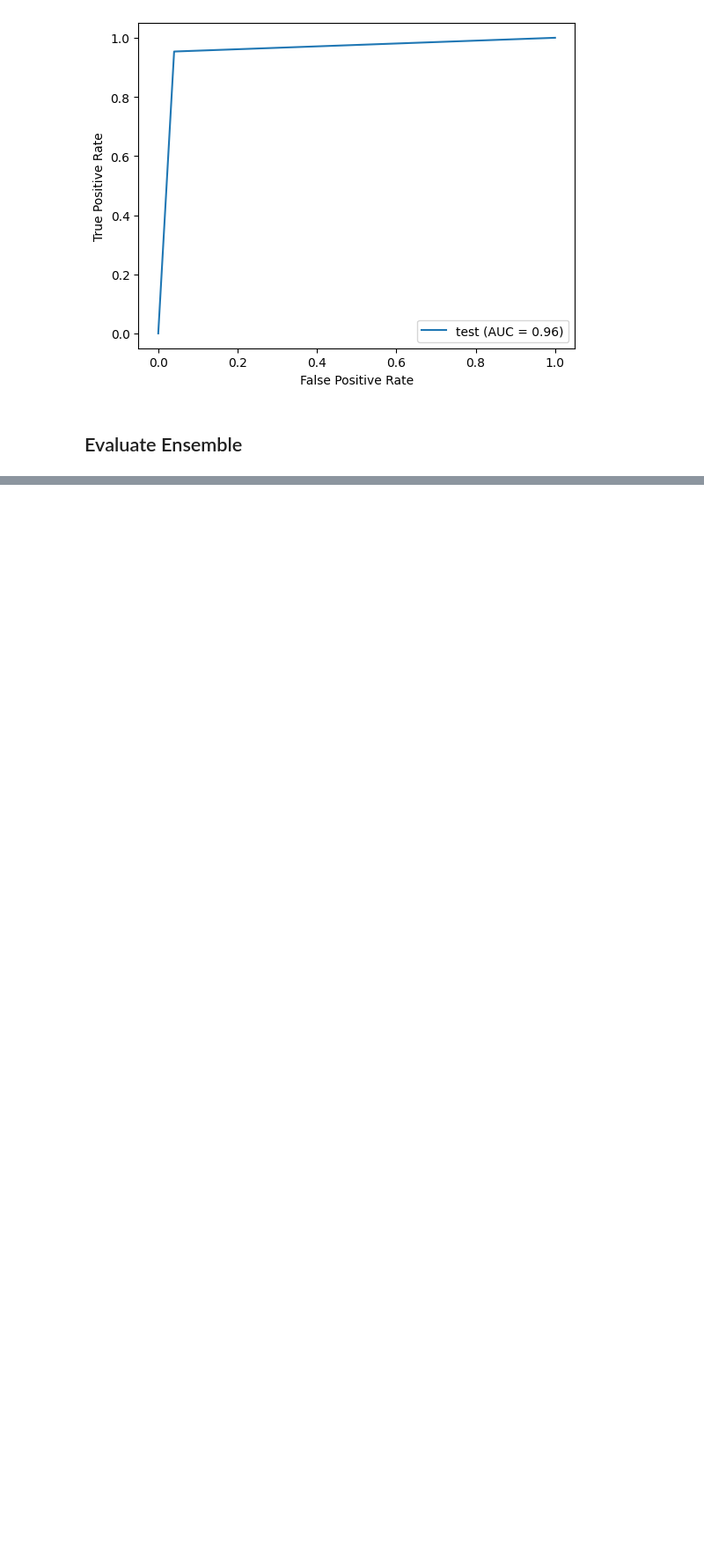
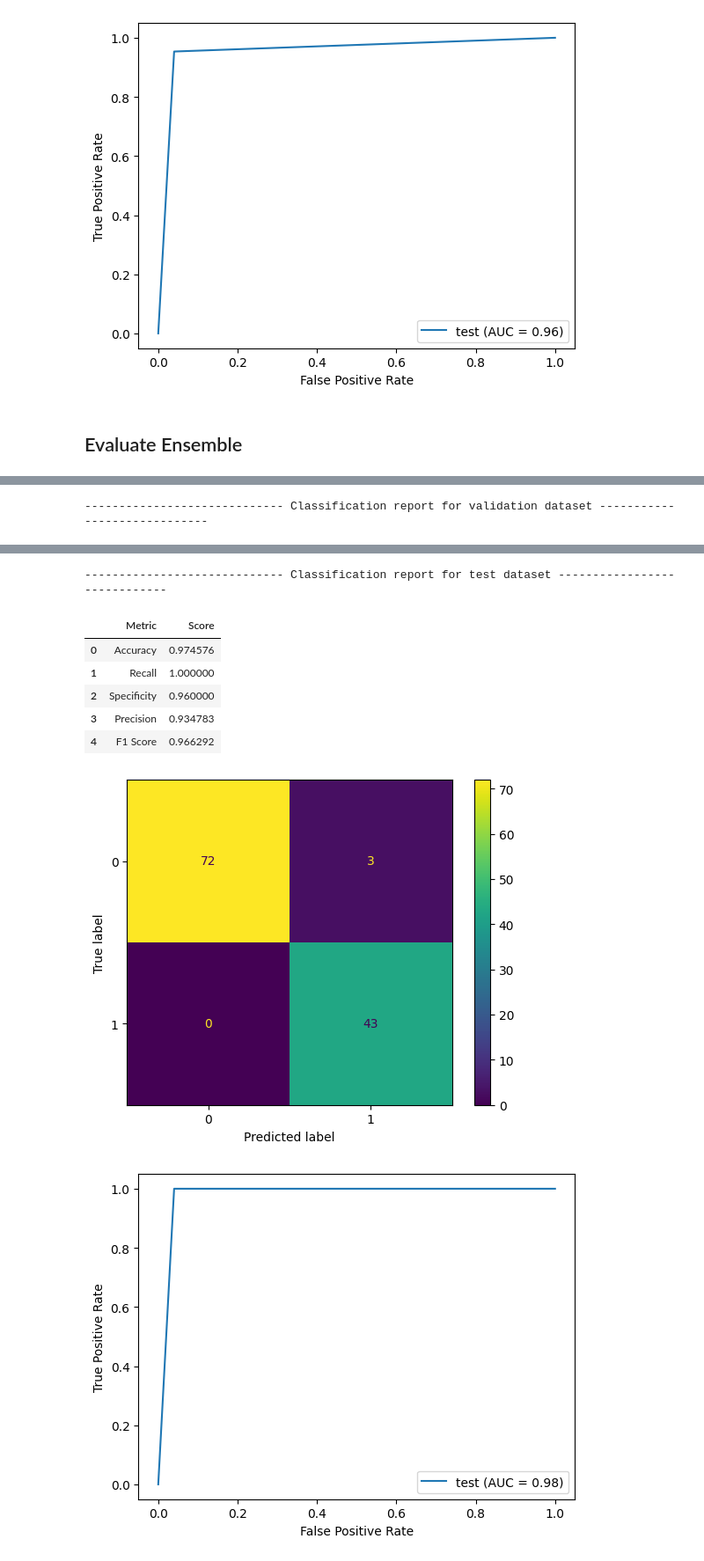
Before and after one commit to JoaquimXG/Honours-Project, a Jupyter notebook: CUIEM/CUIEM.ipynb, the cells around one changed output, grey strips where cells are left out. Shown at 88% size. Cells and saved outputs as stored; diff of their text form; code cells hidden in the pictures; blank space fills up the shorter version.

Commit message:
Training updates

```diff
--- a/CUIEM/CUIEM.ipynb
+++ b/CUIEM/CUIEM.ipynb
@@ -244,7 +244,7 @@ def train_model_and_save_results(model, *args, name=None, out_path=OUT_MODEL_PAT
         save_weights_only=True,
         save_best_only=True
     )
-    history_logger = tf.keras.callbacks.CSVLogger(name"-train-log.csv", separator=",", append=False)
+    history_logger = tf.keras.callbacks.CSVLogger(path.join(out_path, name+"-train-log.csv"), separator=",", append=False)
     callbacks=kwargs.pop("callbacks", [])
     callbacks.append(save_model)
     callbacks.append(history_logger)
@@ -443,14 +365,0 @@ array([[[  5.9197693 ,   6.4087462 ,   4.874429  ],
-# %%
-# Manual reshaping
-new_shape = []
-
-for image_idx in range(BATCH_SIZE):
-    image_preds_models = []
-    for model_idx in range(len(models)):
-        image_preds_models.append(res_batch_models[model_idx][image_idx])
-
-
-    # new_shape.append([res_batch_models[0][image_idx], res_batch_models[1][image_idx], res_batch_models[2][image_idx]])
-    new_shape.append(image_preds_models)
-
-new_shape = np.array(new_shape)
@@ -520,7 +365,0 @@ array([[ 5.780149  , -6.13422981],
-# %%
-# np.average(res_batch, axis=)
-# res_batch
-image_idx = 0
-
-t =  np.array([res_batch_models[0][image_idx], res_batch_models[1][image_idx], res_batch_models[2][image_idx]])
-t
@@ -535,2 +365,0 @@ np.array(res_batch_models).shape
-# %%
-t = np.reshape(res_batch_models, (16, 3, 2))
@@ -1007,0 +653,3 @@ NameError: name 'x_test' is not defined
+# %%
+evaluate_on_all_datasets(models, ensemble=True, ensemble_weights=w)
+# %% [output]
@@ -1007,0 +665 @@ NameError: name 'x_test' is not defined
+----------------------------- Classification report for validation dataset -----------------------------
@@ -1007,0 +674,9 @@ NameError: name 'x_test' is not defined
+----------------------------- Classification report for test dataset -----------------------------
+|  | Metric | Score |
+| 0 | Accuracy | 0.974576 |
+| 1 | Recall | 1.000000 |
+| 2 | Specificity | 0.960000 |
+| 3 | Precision | 0.934783 |
+| 4 | F1 Score | 0.966292 |
+[figure, added]
+[figure, added]
```
Also changed, not shown: parts of 22 cells of this notebook, 4 other files.
